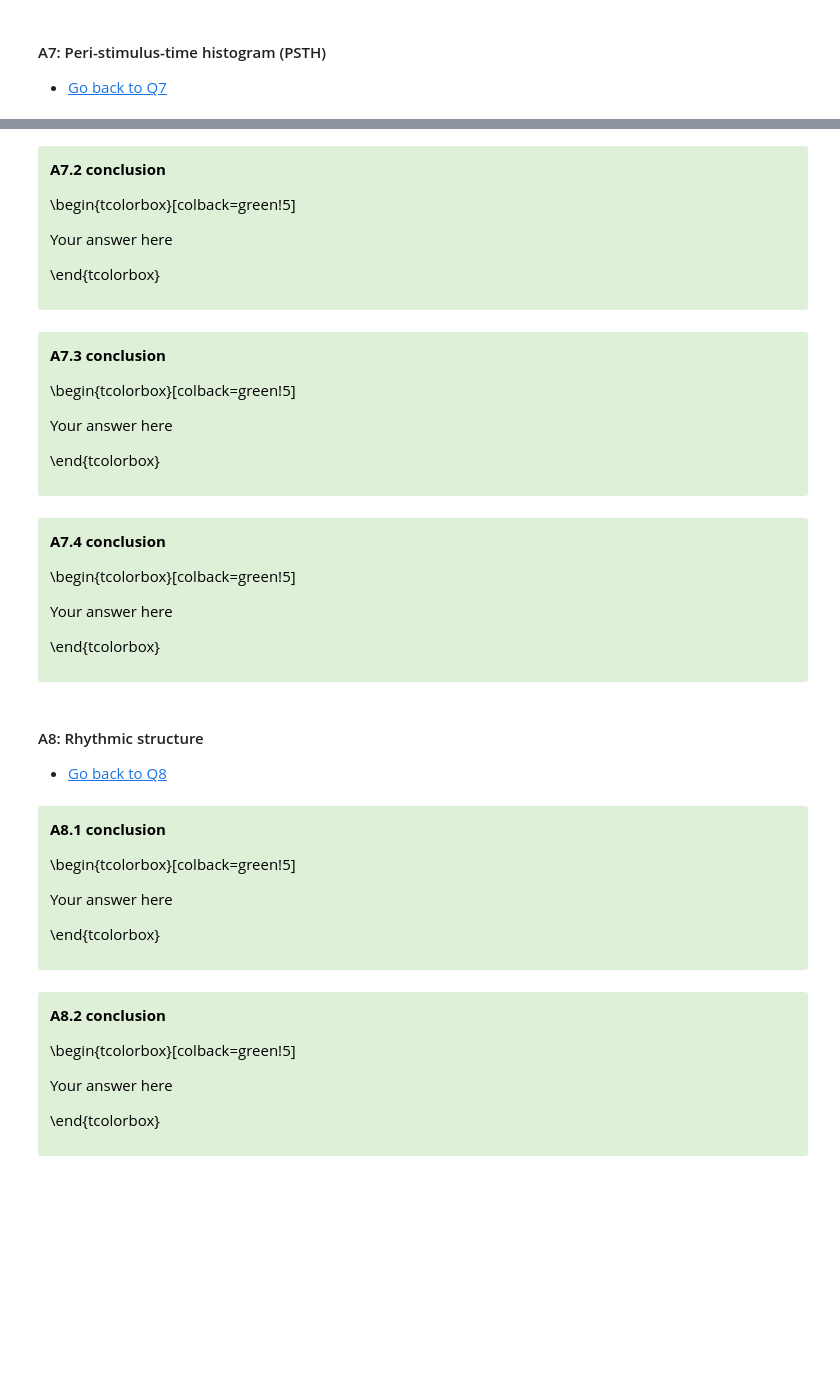
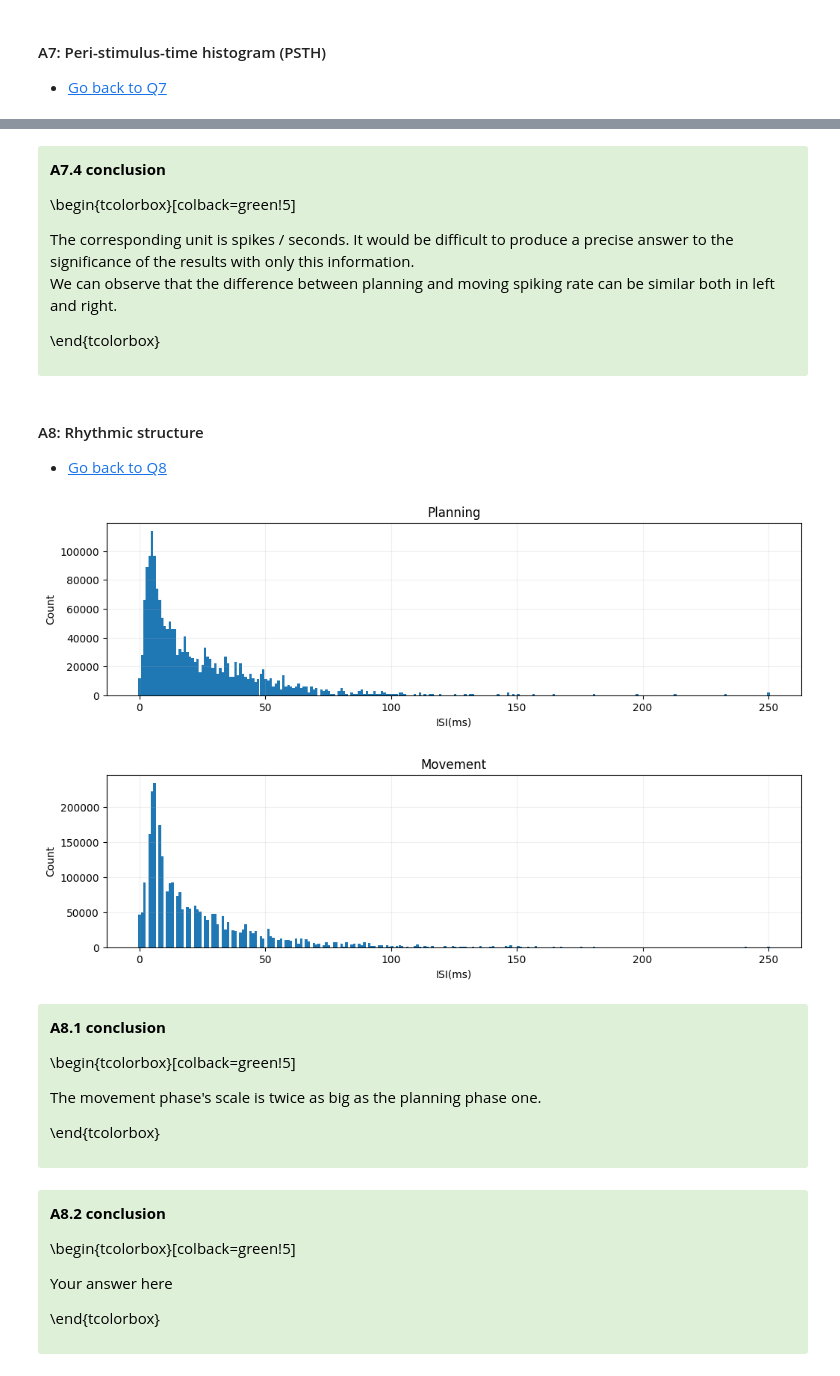
Before and after one commit to cesarz10/Computational-Neurophysiology-Lab, a Jupyter notebook: Lab_3/Module2_Ex1_XX.ipynb, the cells around one changed output, grey strips where cells are left out. Drawn from its saved outputs; the diff is of its cells as text; code cells hidden in the pictures; blank space fills up the shorter version.

```diff
--- a/Lab_3/Module2_Ex1_XX.ipynb
+++ b/Lab_3/Module2_Ex1_XX.ipynb
@@ -695,41 +873,17 @@ Your answer here
 <div class="alert alert-success">
 <span style="color:black">
 
-**A7.2 conclusion**
+**A7.4 conclusion**
 
 \begin{tcolorbox}[colback=green!5]
 
-Your answer here
+ The corresponding unit is spikes / seconds. It would be difficult to produce a precise answer to the significance of the results with only this information.
+ <br>
+ We can observe that the difference between planning and moving spiking rate can be similar both in left and right.
 
 \end{tcolorbox}
 
 </span>
-# %% [markdown]
-<div class="alert alert-success">
-<span style="color:black">
-
-**A7.3 conclusion**
-
-\begin{tcolorbox}[colback=green!5]
-
-Your answer here
-
-\end{tcolorbox}
-
-</span>
-# %% [markdown]
-<div class="alert alert-success">
-<span style="color:black">
-
-**A7.4 conclusion**
-
-\begin{tcolorbox}[colback=green!5]
-
-Your answer here
-
-\end{tcolorbox}
-
-</span>
 # %% [markdown]
 #### A8: Rhythmic structure  <a id="A8"></a>
 * [Go back to Q8](#Q8)
@@ -739,6 +893,38 @@ Your answer here
 #move_train
 #plan_average_ISI_hist  ##the average ISI histogram accross all trials for the planning activity, bins of 1ms
 #move_average_ISI_hist  ##the average ISI histogram accross all trials for the moving activity, bins of 1 ms
+
+
+# Planning:
+Trials_planning, Times_planning = where(train[:, plan_period] > 0)
+plan_train = diff(Times_planning)
+plan_train = plan_train[where(plan_train > 0)]
+plan_average_ISI_hist = histogram(plan_train, 250)[0] / 0.001
+
+
+# plotting planning
+plt.figure(1)
+plt.bar(linspace(0, 250, 250), plan_average_ISI_hist, width=1, align='center')
+plt.xlabel('ISI(ms)')
+plt.ylabel('Count')
+plt.title('Planning')
+plt.grid(alpha=0.2)
+
+# Movement:
+Trials_Moving, Times_Moving = where(train[:, move_period] > 0)
+move_train = diff(Times_Moving)
+move_train = move_train[where(move_train > 0)]
+move_average_ISI_hist = histogram(move_train, 250)[0] / 0.001
+
+
+# plotting movement
+plt.figure(2)
+plt.bar(linspace(0, 250, 250), move_average_ISI_hist, width=1, align='center')
+plt.xlabel('ISI(ms)')
+plt.ylabel('Count')
+plt.title('Movement')
+plt.grid(alpha=0.2)
+plt.show()
 
 # Q8.2:use the following variables:
 #average_ACF_plan
@@ -766,33 +952,36 @@ Your answer here
 # The plt.contour function needs the following input.
 # plt.contourf([X, Y,] Z, [levels], **kwargs) #Z is optional
 
 #######################
 ##   Q8.1 solution   ##
 #######################
 
 
 #######################
 ##   Q8.2 solution   ##
 #######################
 
 def autocorr_train(x, lags=None):
 
     return corr
 
 
 def ACFloop(binsize,train,lags=None):
 
     return average_ACF
 
 
 #######################
 ##   Q8.3 solution   ##
 #######################
 
 
 #######################
 ##   Q8.4 solution   ##
 #######################
+# %% [output]
+[figure, added]
+[figure, added]
 # %% [markdown]
 <div class="alert alert-success">
 <span style="color:black">
@@ -801,7 +990,7 @@ def ACFloop(binsize,train,lags=None):
 
 \begin{tcolorbox}[colback=green!5]
 
-Your answer here
+The movement phase's scale is twice as big as the planning phase one.
 
 \end{tcolorbox}
 
```
Also changed, not shown: parts of 17 cells of this notebook.
